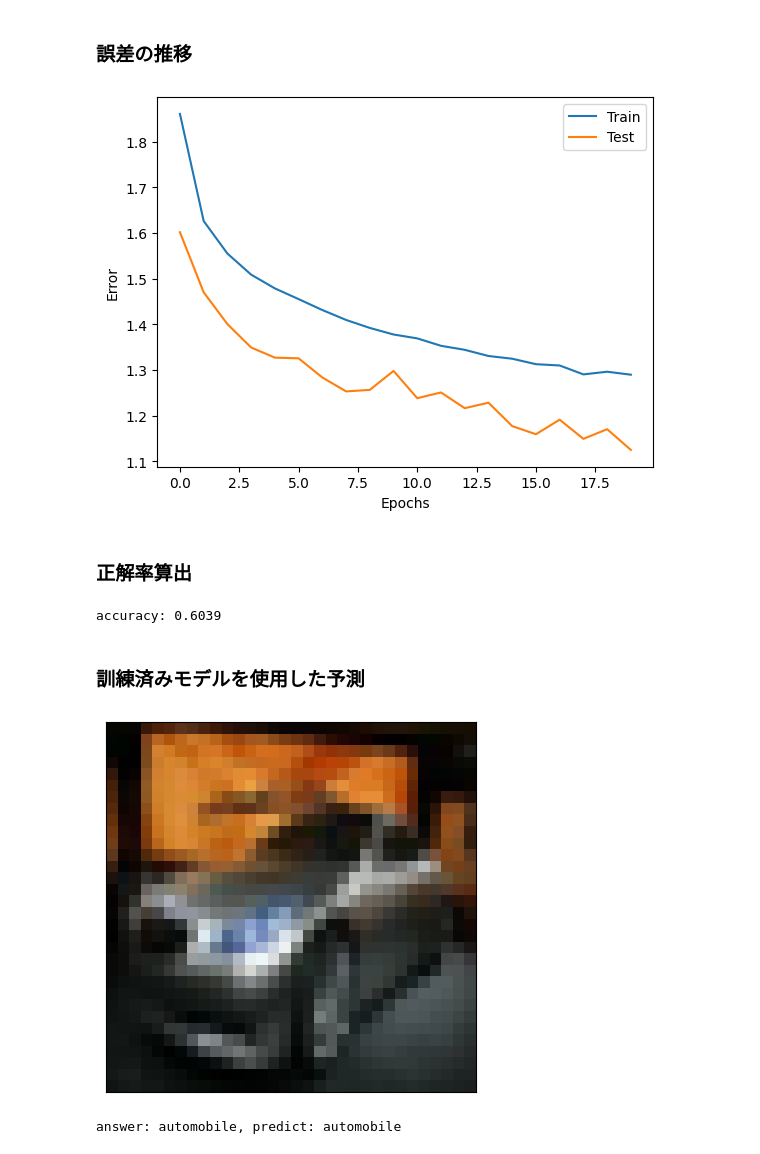
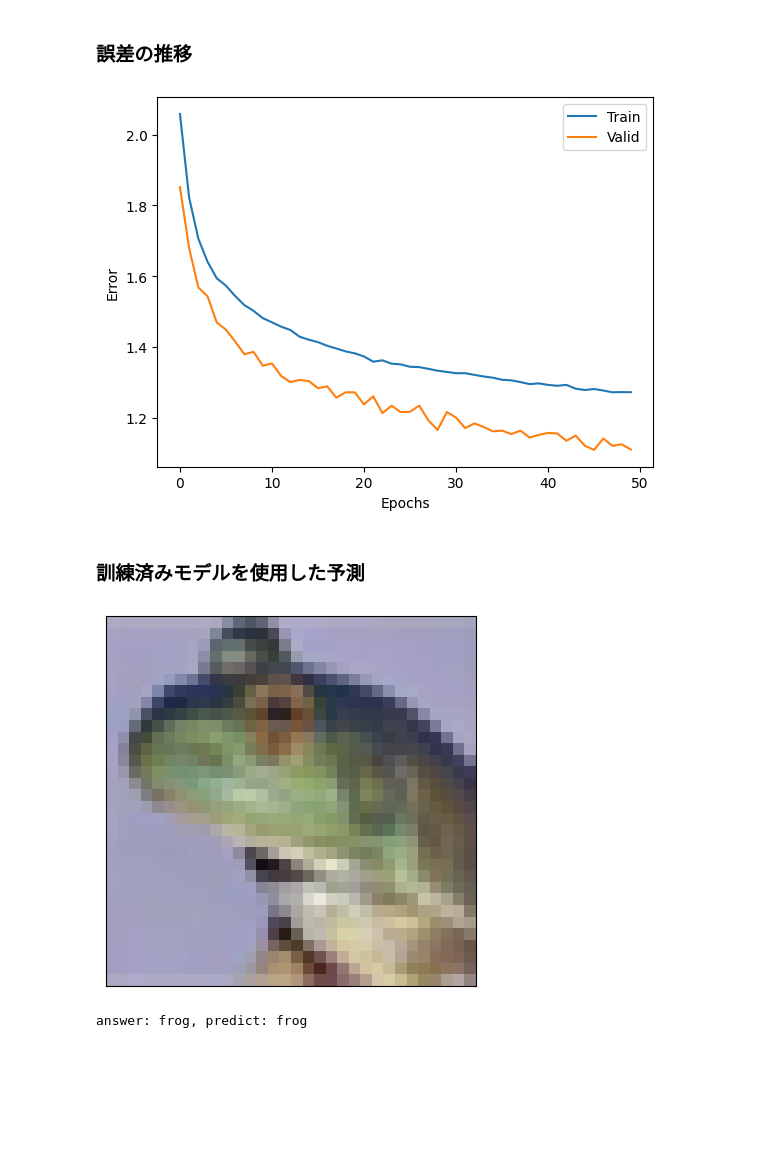
Before and after one commit to sakagami0615/example-pytorch, a Jupyter notebook: examples/example04_pytorch_cnn.ipynb, the cells around one changed output. Cells and saved outputs as stored; diff of their text form; code cells hidden in the pictures; blank space fills up the shorter version.

```diff
--- a/examples/example04_pytorch_cnn.ipynb
+++ b/examples/example04_pytorch_cnn.ipynb
@@ -50,7 +64,17 @@ cifar10_test = CIFAR10(root='../cache/data', train=False, download=True, transfo
 cifar10_classes = cifar10_train.classes
+# %%
+test_size = int(len(cifar10_valid_test) * 0.5)
+
+test_indices = list(range(0, test_size))
+valid_indices = list(range(test_size, len(cifar10_valid_test)))
+
+cifar10_test = Subset(cifar10_valid_test, test_indices)
+cifar10_valid = Subset(cifar10_valid_test, valid_indices)
 # %%
 # DataLoaderの設定
-batch_size = 128
-train_loader = DataLoader(cifar10_train, batch_size=batch_size, shuffle=True)
-test_loader = DataLoader(cifar10_test, batch_size=batch_size, shuffle=False)
+BATCH_SIZE = 128
+
+train_loader = DataLoader(cifar10_train, batch_size=BATCH_SIZE, shuffle=True)
+valid_loader = DataLoader(cifar10_valid, batch_size=BATCH_SIZE, shuffle=True)
+test_loader = DataLoader(cifar10_test, batch_size=BATCH_SIZE, shuffle=False)
 # %%
@@ -114,6 +138,21 @@ Estimated Total Size (MB): 0.51
 ==========================================================================================
 # %% [markdown]
 ### 学習
+# %%
+LR = 1e-4
+MAX_LR = 0.01
+N_EPOCHS = 50
+VERBOSE = 1
+
+HYPER_PARAM = {
+    "batch_size": BATCH_SIZE,
+    "lr": LR,
+    "max_lr": MAX_LR,
+    "n_epochs": N_EPOCHS,
+    "verbose": VERBOSE,
+}
+
+EXPERIMENT_NAME = "example04_pytorch_cnn"
 # %%
 %%time
 loss_func = nn.CrossEntropyLoss()
@@ -176,37 +295,21 @@ epoch: 12, loss_train: 1.3529, loss_test: 1.2507
 ### 誤差の推移
 # %%
 plt.plot(range(len(record_loss_train)), record_loss_train, label='Train')
-plt.plot(range(len(record_loss_test)), record_loss_test, label='Test')
+plt.plot(range(len(record_loss_valid)), record_loss_valid, label='Valid')
 plt.legend()
 plt.xlabel("Epochs")
 plt.ylabel("Error")
 plt.show()
 # %% [output]
-[figure, old version]
+[figure, new version]
-# %% [markdown]
-### 正解率算出
-# %%
-correct = 0
-total = 0
-
-net.eval()
-
-for j, (x, t) in enumerate(test_loader):
-    x, t = x.to(device), t.to(device)
-    y = net(x)
-
-    correct += (y.argmax(1) == t).sum().item()
-    total += len(x)
-
-print(f"accuracy: {correct / total}")
-# %% [output]
-accuracy: 0.6039
 # %% [markdown]
 ### 訓練済みモデルを使用した予測
 # %%
-def get_sample_image() -> tuple[torch.Tensor, torch.Tensor]:
+from torch.utils import data
+
+def get_sample_image(dataset: data.Dataset) -> tuple[torch.Tensor, torch.Tensor]:
     cifar10_test = CIFAR10(root='../cache/data', train=False, download=True, transform=transform_test)
-    cifar10_loader = DataLoader(cifar10_test, batch_size=1, shuffle=True)
+    cifar10_loader = DataLoader(dataset, batch_size=1, shuffle=True)
 
     images, labels = next(iter(cifar10_loader))
 
@@ -219,14 +322,14 @@ def show_image(image: torch.Tensor) -> None:
     plt.tick_params(labelbottom=False, labelleft=False, bottom=False, left=False)
     plt.show()
 # %%
-image, label = get_sample_image()
+image, label = get_sample_image(cifar10_test)
 show_image(image)
 
 net.eval()
 image, label = image.to(device), label.to(device)
 y = net(image)
 
 print(f"answer: {cifar10_classes[label]}, predict: {cifar10_classes[y.argmax().item()]}")
 # %% [output]
-[figure, old version]
+[figure, new version]
-answer: automobile, predict: automobile
+answer: frog, predict: frog
```
Also changed, not shown: parts of 5 cells of this notebook.
